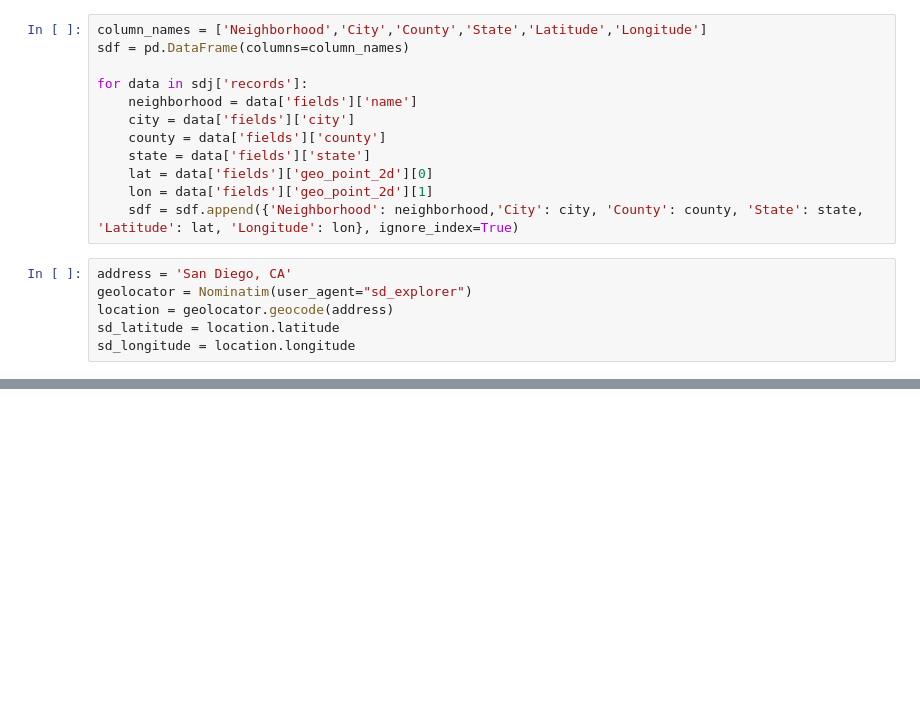
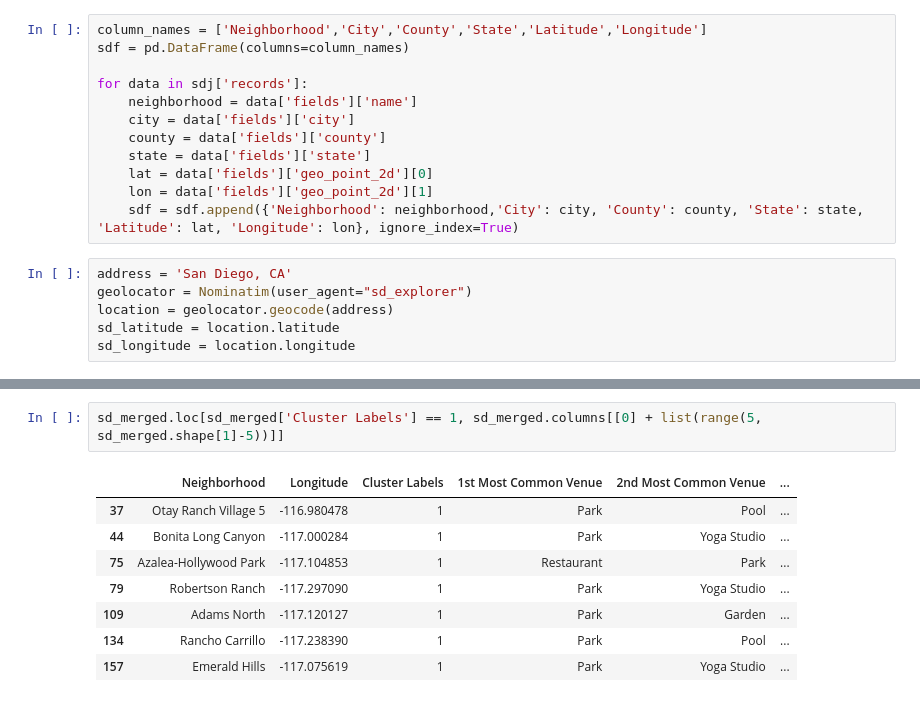
Before and after one commit to gregmusumeci/coursera_capstone, a Jupyter notebook: Battle of the Neighborhoods.ipynb, the cells around one changed output, grey strips where cells are left out. Saved outputs shown, nothing was run; the diff lists cells and outputs as text; blank space fills up the shorter version.

```diff
--- a/Battle of the Neighborhoods.ipynb
+++ b/Battle of the Neighborhoods.ipynb
@@ -66,0 +208,11 @@ VERSION = '20200227' # Foursquare API version
+# %%
+sd_merged.loc[sd_merged['Cluster Labels'] == 1, sd_merged.columns[[0] + list(range(5, sd_merged.shape[1]-5))]]
+# %% [output]
+|  | Neighborhood | Longitude | Cluster Labels | 1st Most Common Venue | 2nd Most Common Venue | ... |
+| 37 | Otay Ranch Village 5 | -116.980478 | 1 | Park | Pool | ... |
+| 44 | Bonita Long Canyon | -117.000284 | 1 | Park | Yoga Studio | ... |
+| 75 | Azalea-Hollywood Park | -117.104853 | 1 | Restaurant | Park | ... |
+| 79 | Robertson Ranch | -117.297090 | 1 | Park | Yoga Studio | ... |
+| 109 | Adams North | -117.120127 | 1 | Park | Garden | ... |
+| 134 | Rancho Carrillo | -117.238390 | 1 | Park | Pool | ... |
+| 157 | Emerald Hills | -117.075619 | 1 | Park | Yoga Studio | ... |
```
Also changed, not shown: parts of 21 cells of this notebook.
